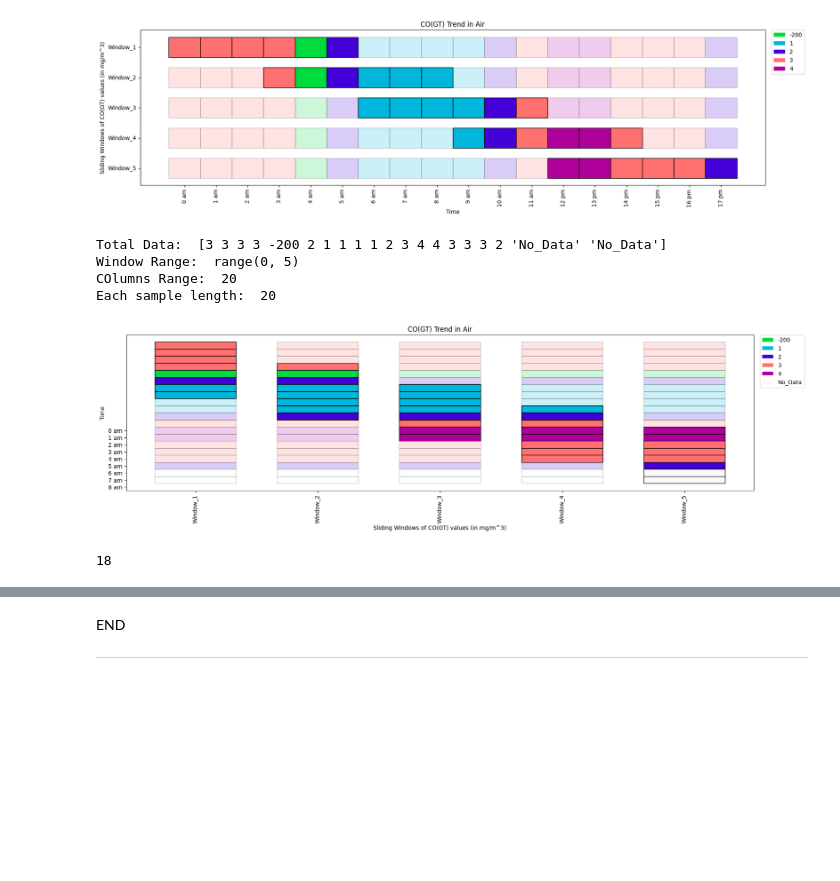
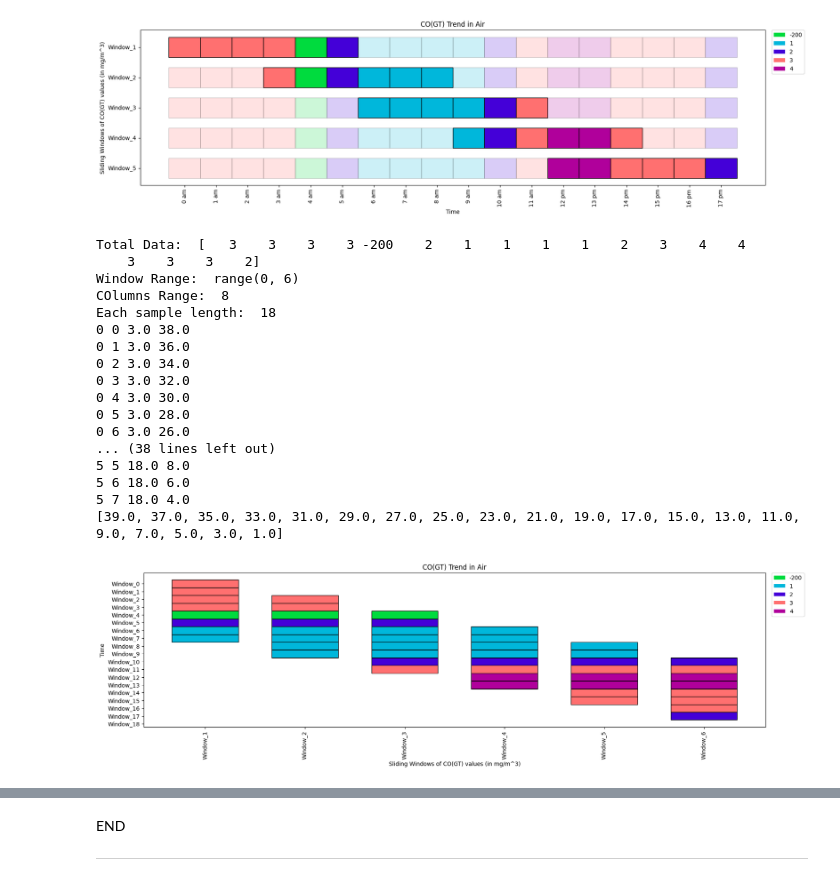
Before and after one commit to BodduSriPavan-111/kitikiplot, a Jupyter notebook: examples/Air_Quality.ipynb, the cells around one changed output, grey strips where cells are left out. Drawn from its saved outputs; the diff is of its cells as text; code cells hidden in the pictures; blank space fills up the shorter version.

```diff
--- a/examples/Air_Quality.ipynb
+++ b/examples/Air_Quality.ipynb
@@ -162,34 +235,42 @@ Each sample length:  18
 # %%
 CO_values= [3, 3, 3, 3, -200, 2, 1, 1, 1, 1, 2, 3, 4, 4, 3, 3, 3, 2]
 time_period= ['0 am', '1 am', '2 am', '3 am', '4 am', '5 am', '6 am', '7 am', '8 am', '9 am', '10 am',
               '11 am', '12 pm', '13 pm', '14 pm', '15 pm', '16 pm', '17 pm']
-ktk= KitikiPlot( data= CO_values, stride= 3, window_length= 8 )
+ktk= KitikiPlot( data= CO_values, stride= 2, window_length= 8 )
 
 ktk.plot(
         figsize= (20, 5),
         cell_width= 2,
         cmap= {-200: "#00db3e", 1: "#00b7db", 2: "#4400d8", 3: "#ff7070", 4: "#b0009b"},
-        focus= True,
-        focus_alpha= 0.2,
+        # focus= True,
+        # focus_alpha= 0.2,
         transpose= False,
         xlabel= "Sliding Windows of CO(GT) values (in mg/m^3)",
         ylabel= "Time",
 
         display_xticks= True,
-        yticks_values= time_period,
+        # yticks_values= time_period,
         ytick_prefix= "Window",
         xticks_rotation= 90,
         display_legend= True,
         title= "CO(GT) Trend in Air",
         legend_kwargs= {"bbox_to_anchor": (1.01, 1), "loc":'upper left', "borderaxespad": 0.})
 # %% [output]
-Total Data:  [3 3 3 3 -200 2 1 1 1 1 2 3 4 4 3 3 3 2 'No_Data' 'No_Data']
-Window Range:  range(0, 5)
-COlumns Range:  20
-Each sample length:  20
+Total Data:  [   3    3    3    3 -200    2    1    1    1    1    2    3    4    4
+    3    3    3    2]
+Window Range:  range(0, 6)
+COlumns Range:  8
+Each sample length:  18
+0 0 3.0 38.0
+0 1 3.0 36.0
+0 2 3.0 34.0
+0 3 3.0 32.0
+0 4 3.0 30.0
+0 5 3.0 28.0
+0 6 3.0 26.0
+... (38 lines left out)
+5 5 18.0 8.0
+5 6 18.0 6.0
+5 7 18.0 4.0
+[39.0, 37.0, 35.0, 33.0, 31.0, 29.0, 27.0, 25.0, 23.0, 21.0, 19.0, 17.0, 15.0, 13.0, 11.0, 9.0, 7.0, 5.0, 3.0, 1.0]
-[figure, old version]
+[figure, new version]
-# %%
-import numpy as np
-np.concatenate( (l[0], l[1:l.shape[0], (-1):].flatten()) ).shape[0]
-# %% [output]
-18
```
Also changed, not shown: parts of 6 cells of this notebook, 2 other files.
